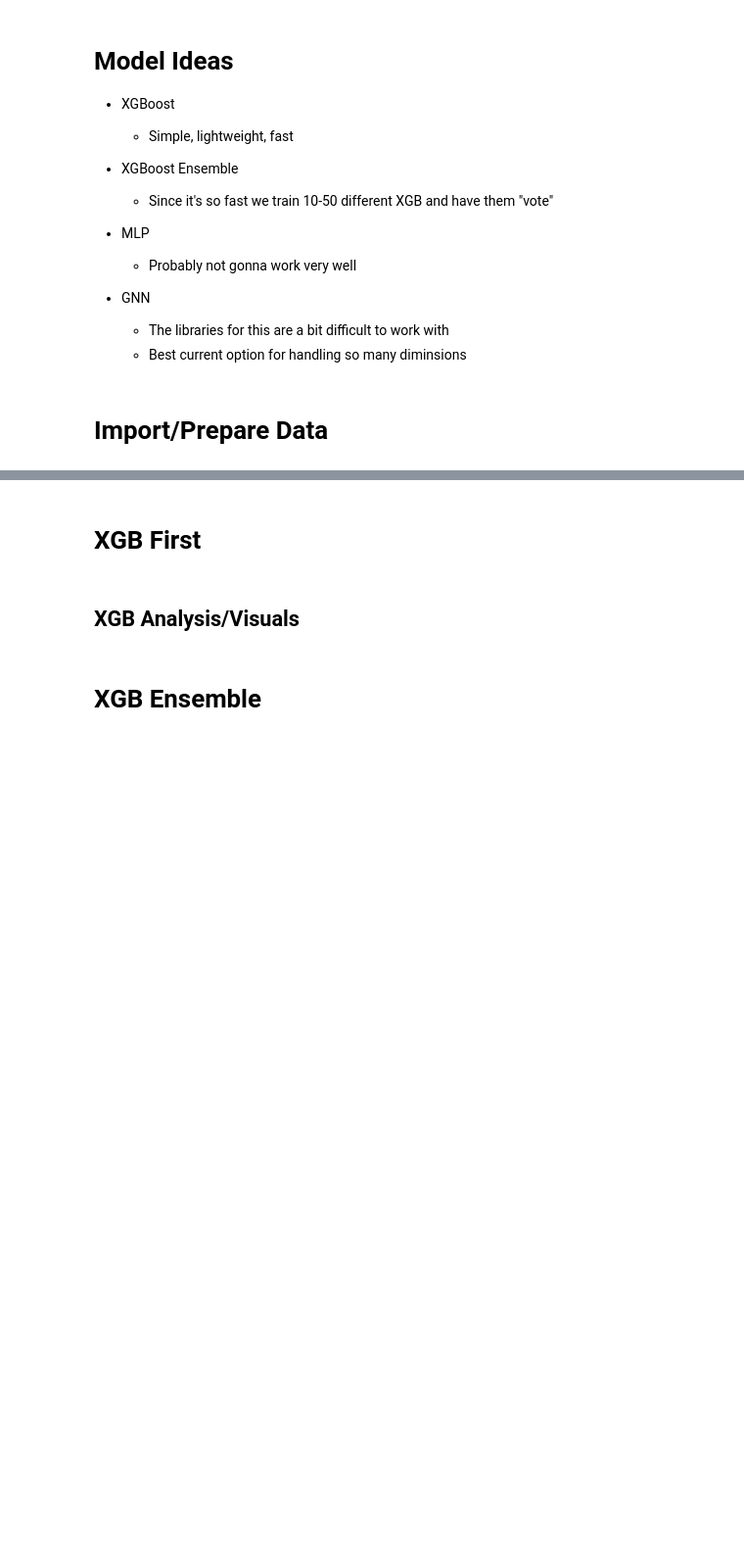
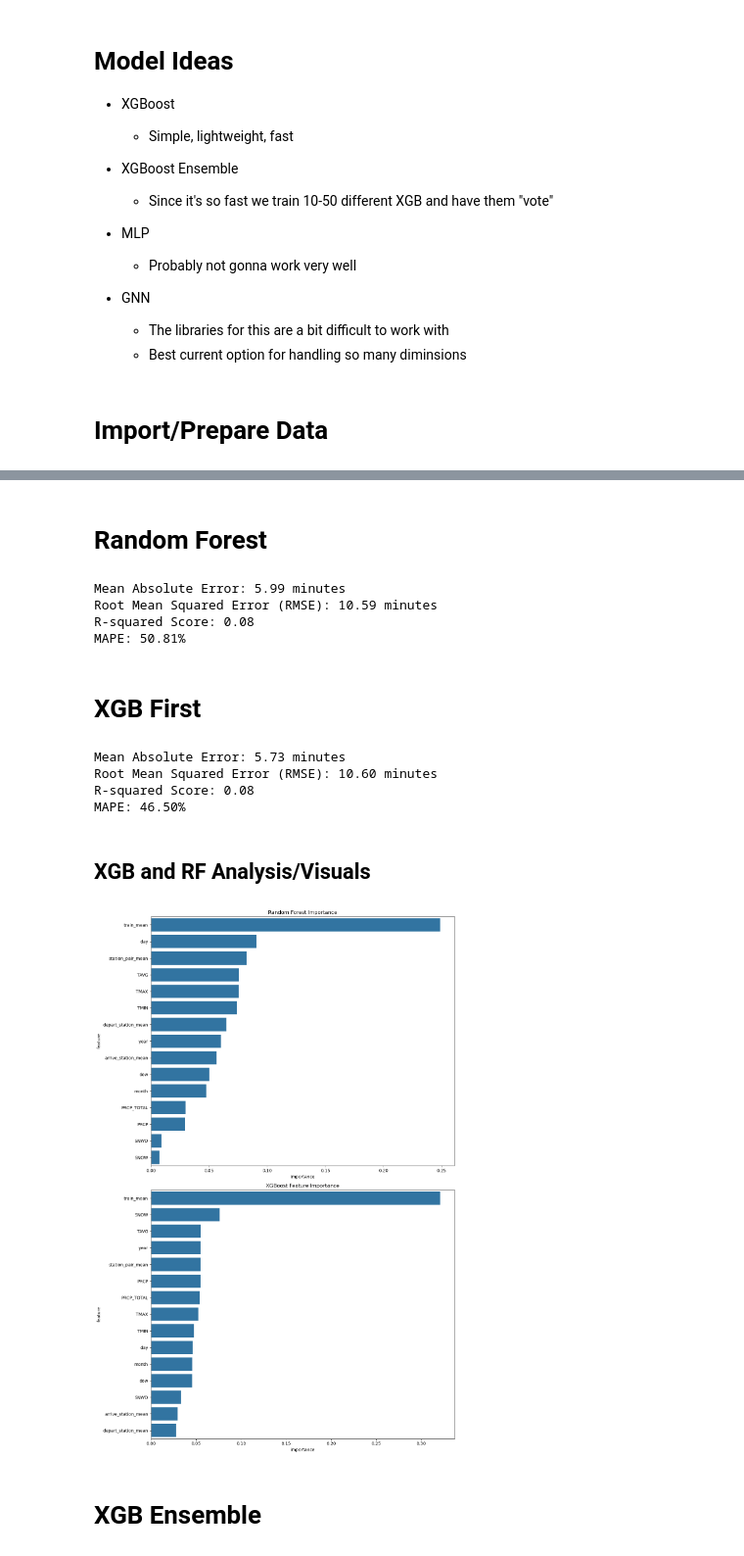
Before and after one commit to WSU-CS6580-Spring2026/Team-Hill-And-Friend, a Jupyter notebook: notebooks/Models.ipynb, the cells around one changed output, grey strips where cells are left out. Shown at 98% size. Saved outputs shown, nothing was run; the diff lists cells and outputs as text; code cells hidden in the pictures; blank space fills up the shorter version.

```diff
--- a/notebooks/Models.ipynb
+++ b/notebooks/Models.ipynb
@@ -50,0 +55,7 @@ How to handle so many categories...
+# %%
+X = df
+y = df["minutes_late"]
+
+y.isna().sum()
+
+df.dtypes
@@ -51,15 +140,77 @@ How to handle so many categories...
+# %% [markdown]
+# Random Forest
+# %%
+rf_model = RandomForestRegressor(n_estimators=100, random_state=42, n_jobs=-1)
+rf_model.fit(X_train, y_train)
+
+# Make predictions and evaluate
+predictions = rf_model.predict(X_test)
+print(f"Mean Absolute Error: {mean_absolute_error(y_test, predictions):.2f} minutes")
+print(f"Root Mean Squared Error (RMSE): {np.sqrt(mean_squared_error(y_test, predictions)):.2f} minutes")
+print(f"R-squared Score: {r2_score(y_test, predictions):.2f}")
+mape = mean_absolute_percentage_error(y_test, predictions) * 100
+print(f"MAPE: {mape:.2f}%")
+# %% [output]
+Mean Absolute Error: 5.99 minutes
+Root Mean Squared Error (RMSE): 10.59 minutes
+R-squared Score: 0.08
+MAPE: 50.81%
 # %% [markdown]
 # XGB First
 # %%
 #TODO
 # XGB Code
+
+xgb_model = xgb.XGBRegressor(objective='reg:squarederror', n_estimators=100, learning_rate=0.1, max_depth=5, random_state=42)
+
+xgb_model.fit(X_train, y_train)
+
+predictions = xgb_model.predict(X_test)
+
+print(f"Mean Absolute Error: {mean_absolute_error(y_test, predictions):.2f} minutes")
+print(f"Root Mean Squared Error (RMSE): {np.sqrt(mean_squared_error(y_test, predictions)):.2f} minutes")
+print(f"R-squared Score: {r2_score(y_test, predictions):.2f}")
+mape = mean_absolute_percentage_error(y_test, predictions) * 100
+print(f"MAPE: {mape:.2f}%")
+# %% [output]
+Mean Absolute Error: 5.73 minutes
+Root Mean Squared Error (RMSE): 10.60 minutes
+R-squared Score: 0.08
+MAPE: 46.50%
 # %%
 # Save model separately with .json file in src\Models\XGB
 # %% [markdown]
-## XGB Analysis/Visuals
+## XGB and RF Analysis/Visuals
 # %%
 #TODO
 # Graphs and stuff, probably some training losses and precision/recall goodies
+
+rf_importance = rf_model.feature_importances_
+rf_df = pd.DataFrame({
+    "feature": X_train.columns,
+    "importance": rf_importance
+}).sort_values(by="importance", ascending=False)
+
+xgb_importance = xgb_model.feature_importances_
+xgb_df = pd.DataFrame({
+    "feature": X_train.columns,
+    "importance": xgb_importance
+}).sort_values(by="importance", ascending=False)
+
+
+# Plots
+fig, axes = plt.subplots(2, 1, figsize=(12, 18))
+
+sns.barplot(x="importance", y="feature", data=rf_df, ax=axes[0])
+axes[0].set_title("Random Forest Importance")
+
+sns.barplot(x="importance", y="feature", data=xgb_df, ax=axes[1])
+axes[1].set_title("XGBoost Feature Importance")
+
+plt.tight_layout()
+plt.show()
+# %% [output]
+[figure, added]
 # %% [markdown]
 # XGB Ensemble
 # %%
```
Also changed, not shown: parts of 5 cells of this notebook.
